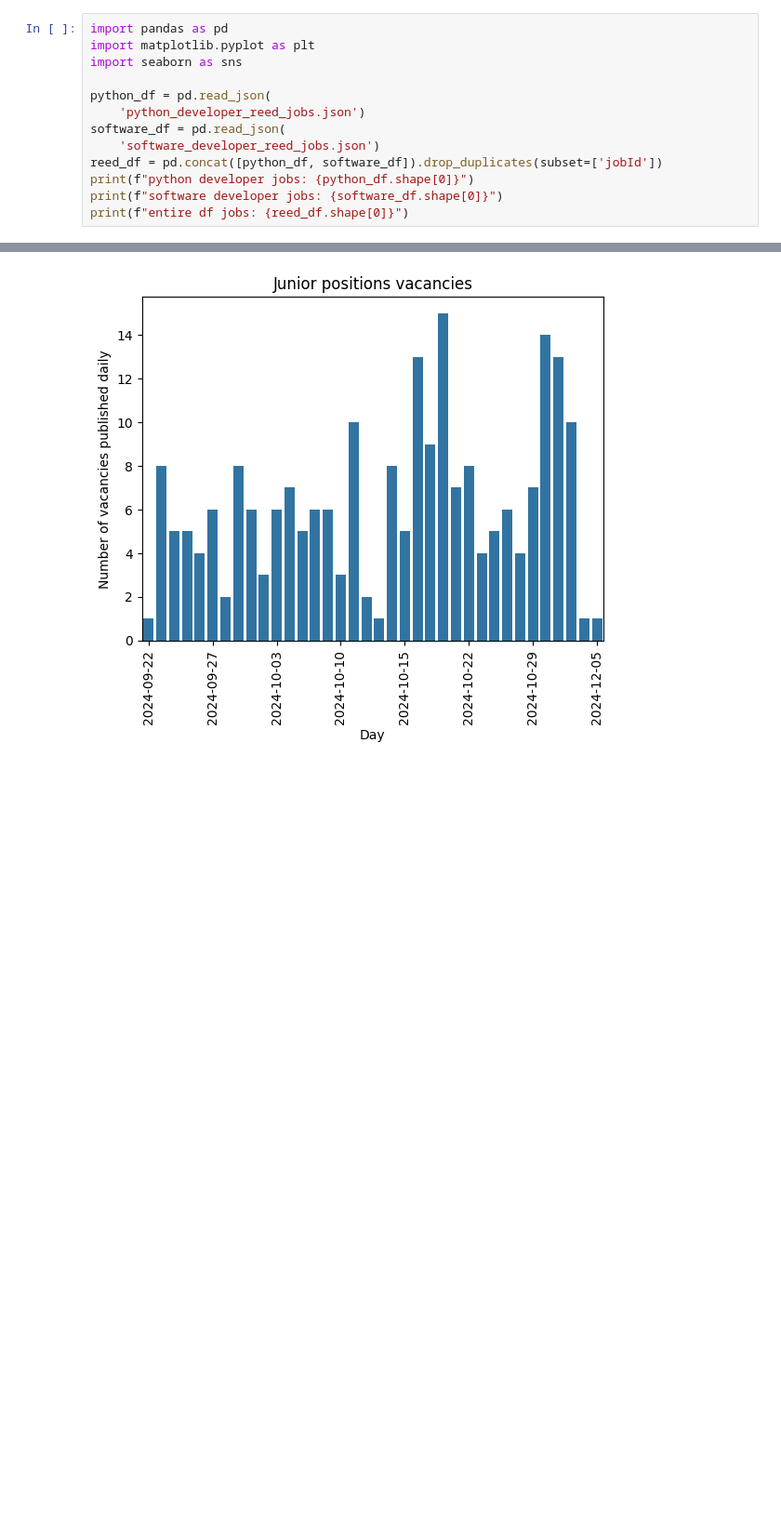
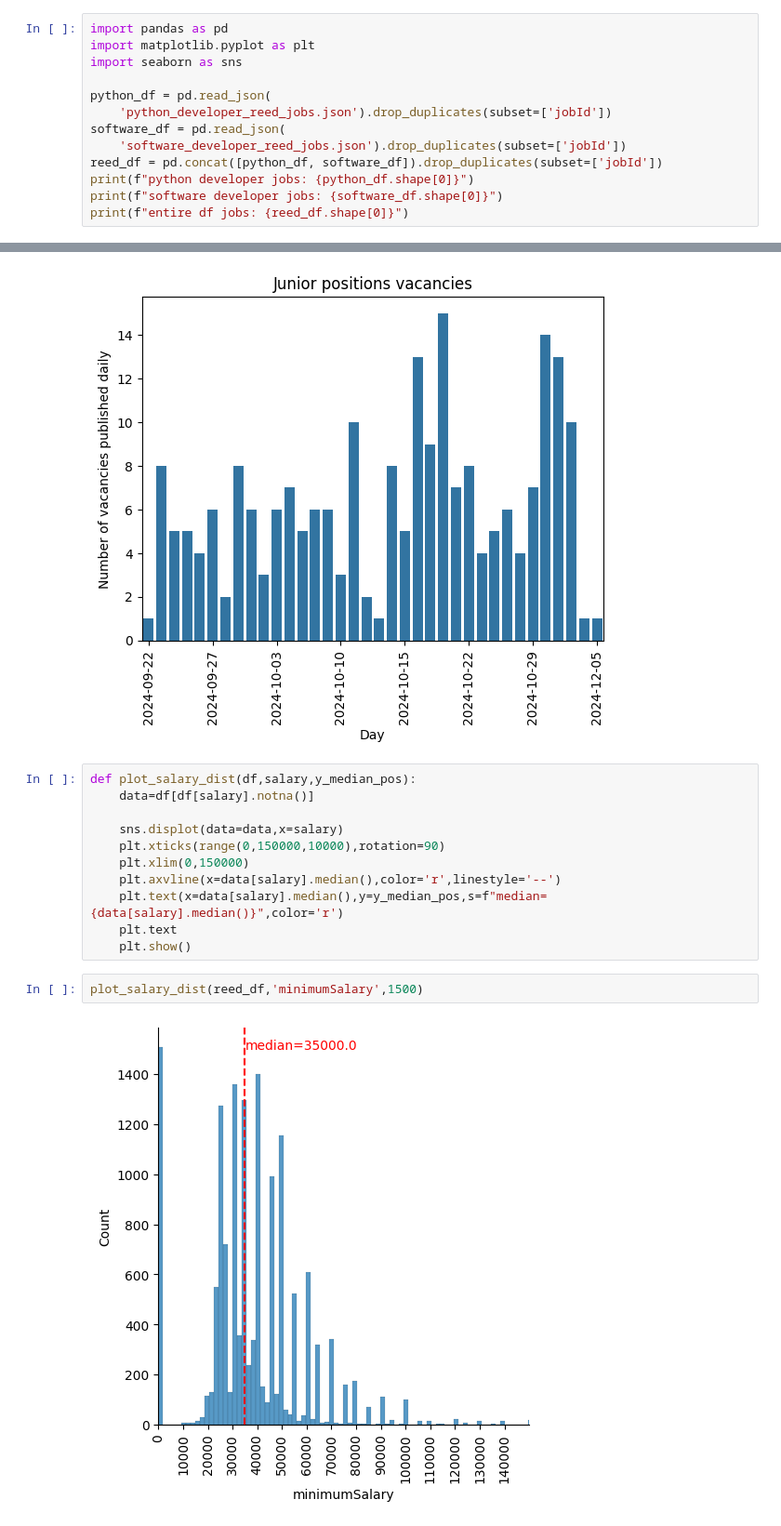
Before and after one commit to ManuelJua/jobs_scraper, a Jupyter notebook: reed_analysis.ipynb, the cells around one changed output, grey strips where cells are left out. Shown: that part at 93% size. Drawn from its saved outputs; the diff is of its cells as text; blank space fills up the shorter version.

Commit message:
Add CLI parameters input functionality and further data analysis

```diff
--- a/reed_analysis.ipynb
+++ b/reed_analysis.ipynb
@@ -4,9 +4,9 @@ import matplotlib.pyplot as plt
 import seaborn as sns
 
 python_df = pd.read_json(
-    'python_developer_reed_jobs.json')
+    'python_developer_reed_jobs.json').drop_duplicates(subset=['jobId'])
 software_df = pd.read_json(
-    'software_developer_reed_jobs.json')
+    'software_developer_reed_jobs.json').drop_duplicates(subset=['jobId'])
 reed_df = pd.concat([python_df, software_df]).drop_duplicates(subset=['jobId'])
 print(f"python developer jobs: {python_df.shape[0]}")
 print(f"software developer jobs: {software_df.shape[0]}")
@@ -119,3 +107,18 @@ plt.xlabel("Day")
 plt.show()
 # %% [output]
 [figure]
+# %%
+def plot_salary_dist(df,salary,y_median_pos):
+    data=df[df[salary].notna()]
+
+    sns.displot(data=data,x=salary)
+    plt.xticks(range(0,150000,10000),rotation=90)
+    plt.xlim(0,150000)
+    plt.axvline(x=data[salary].median(),color='r',linestyle='--')
+    plt.text(x=data[salary].median(),y=y_median_pos,s=f"median={data[salary].median()}",color='r')
+    plt.text
+    plt.show()
+# %%
+plot_salary_dist(reed_df,'minimumSalary',1500)
+# %% [output]
+[figure, added]
```
Also changed, not shown: parts of 7 cells of this notebook, 3 other files.
